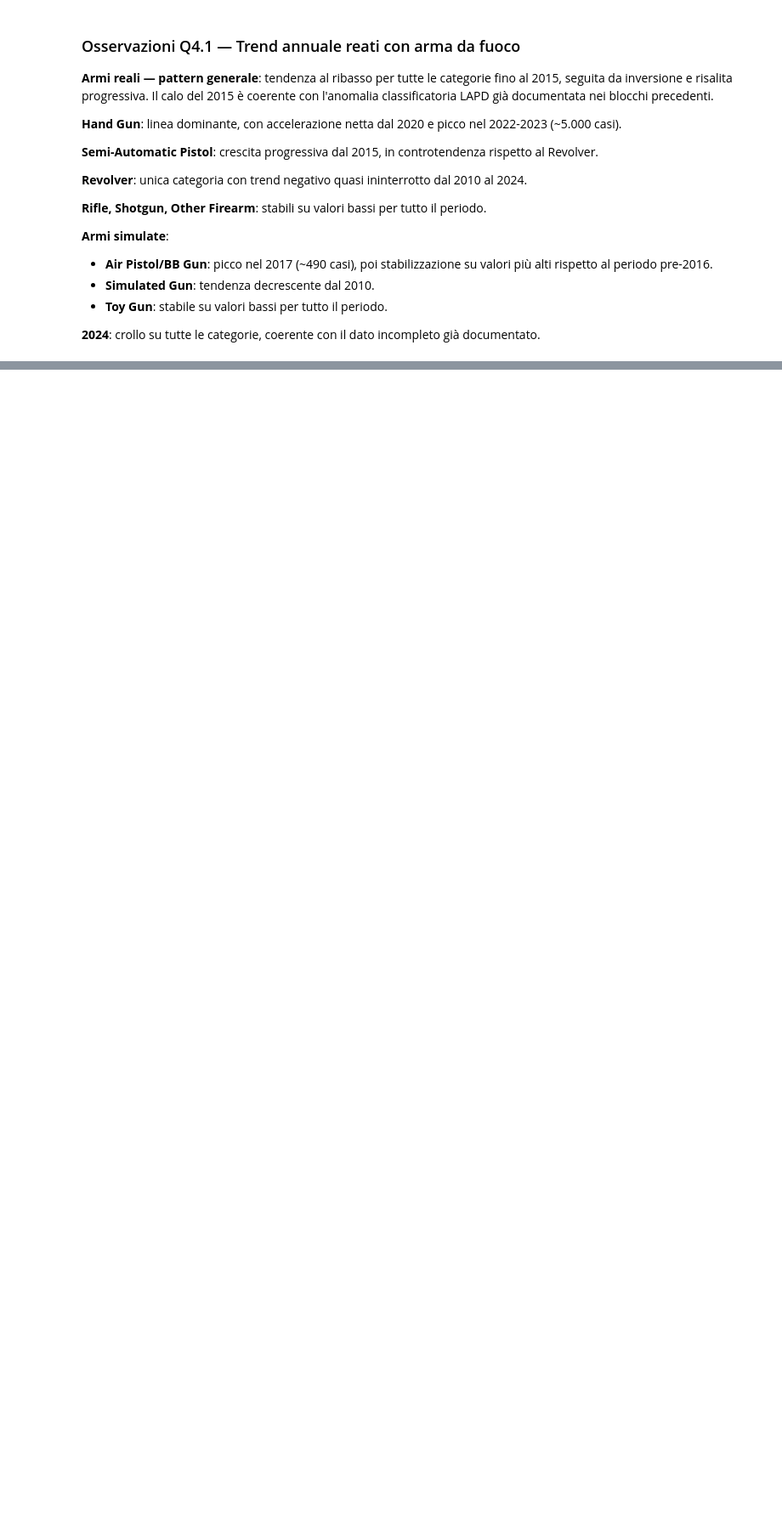
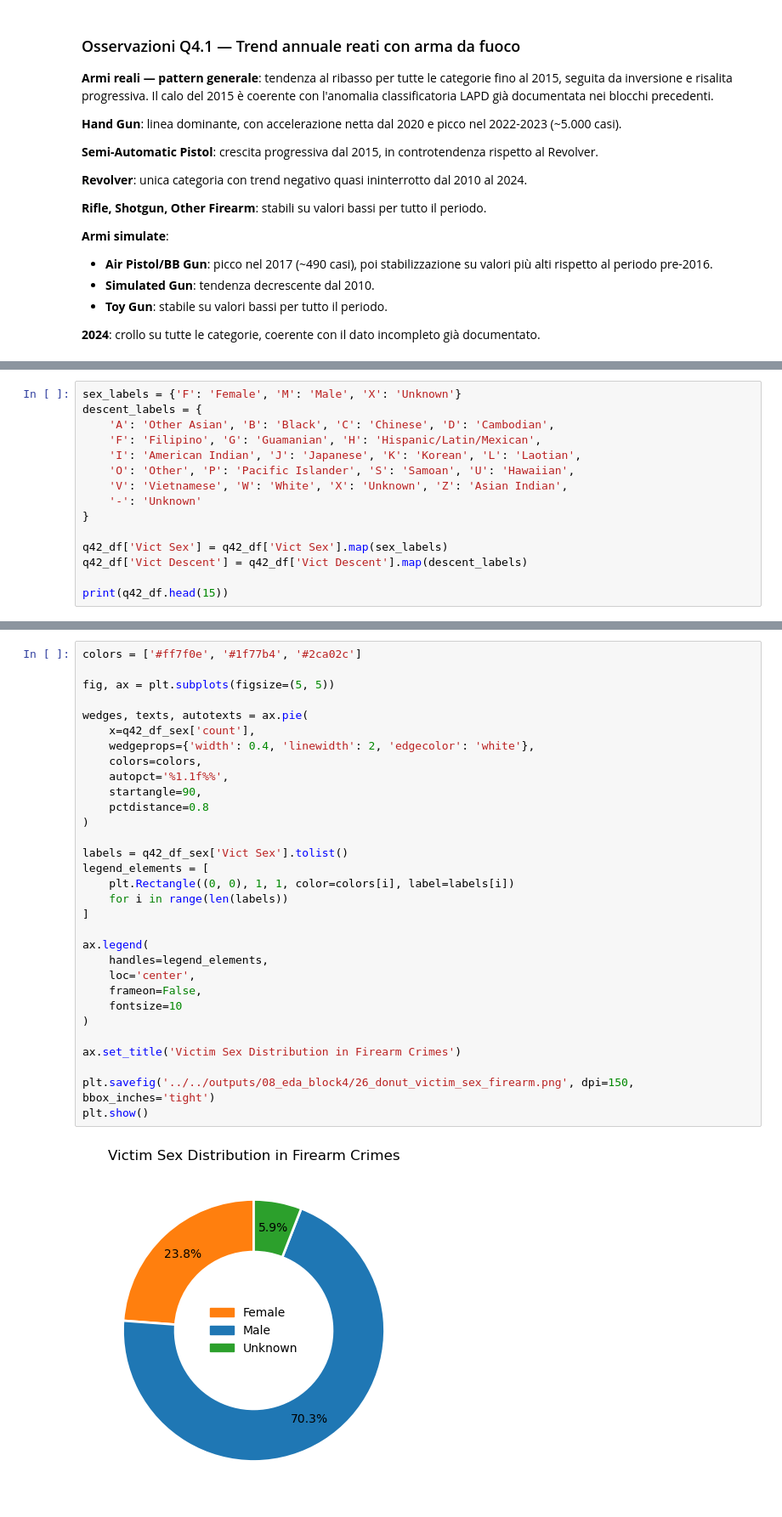
Before and after one commit to AnalystEca/lapd-crime-data, a Jupyter notebook: notebooks/02_analyze/08_eda_block4.ipynb, the cells around one changed output, grey strips where cells are left out. Shown at 85% size. Cells and saved outputs as stored; diff of their text form; blank space fills up the shorter version.

```diff
--- a/notebooks/02_analyze/08_eda_block4.ipynb
+++ b/notebooks/02_analyze/08_eda_block4.ipynb
@@ -395,0 +425,15 @@ incompleto già documentato.
+# %%
+sex_labels = {'F': 'Female', 'M': 'Male', 'X': 'Unknown'}
+descent_labels = {
+    'A': 'Other Asian', 'B': 'Black', 'C': 'Chinese', 'D': 'Cambodian',
+    'F': 'Filipino', 'G': 'Guamanian', 'H': 'Hispanic/Latin/Mexican',
+    'I': 'American Indian', 'J': 'Japanese', 'K': 'Korean', 'L': 'Laotian',
+    'O': 'Other', 'P': 'Pacific Islander', 'S': 'Samoan', 'U': 'Hawaiian',
+    'V': 'Vietnamese', 'W': 'White', 'X': 'Unknown', 'Z': 'Asian Indian',
+    '-': 'Unknown'
+}
+
+q42_df['Vict Sex'] = q42_df['Vict Sex'].map(sex_labels)
+q42_df['Vict Descent'] = q42_df['Vict Descent'].map(descent_labels)
+
+print(q42_df.head(15))
@@ -395,0 +502,33 @@ incompleto già documentato.
+# %%
+colors = ['#ff7f0e', '#1f77b4', '#2ca02c']
+
+fig, ax = plt.subplots(figsize=(5, 5))
+
+wedges, texts, autotexts = ax.pie(
+    x=q42_df_sex['count'],
+    wedgeprops={'width': 0.4, 'linewidth': 2, 'edgecolor': 'white'},
+    colors=colors,
+    autopct='%1.1f%%',
+    startangle=90,
+    pctdistance=0.8
+)
+
+labels = q42_df_sex['Vict Sex'].tolist()
+legend_elements = [
+    plt.Rectangle((0, 0), 1, 1, color=colors[i], label=labels[i])
+    for i in range(len(labels))
+]
+
+ax.legend(
+    handles=legend_elements,
+    loc='center',
+    frameon=False,
+    fontsize=10
+)
+
+ax.set_title('Victim Sex Distribution in Firearm Crimes')
+
+plt.savefig('../../outputs/08_eda_block4/26_donut_victim_sex_firearm.png', dpi=150, bbox_inches='tight')
+plt.show()
+# %% [output]
+[figure, added]
```
Also changed, not shown: parts of 6 cells of this notebook, 1 other file.
